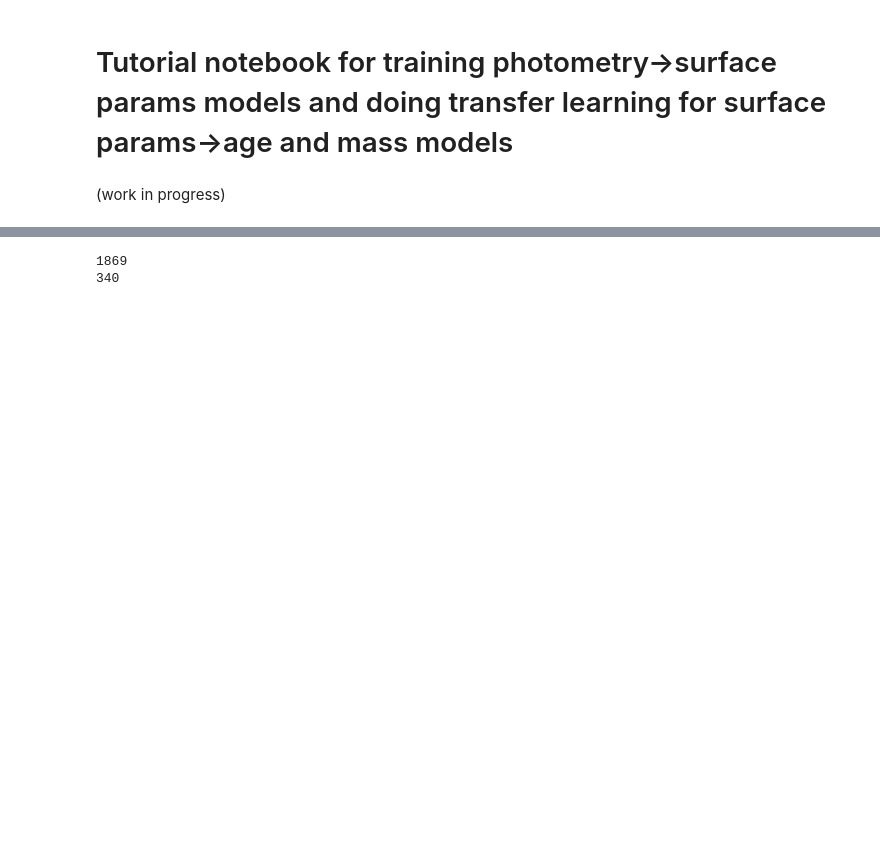
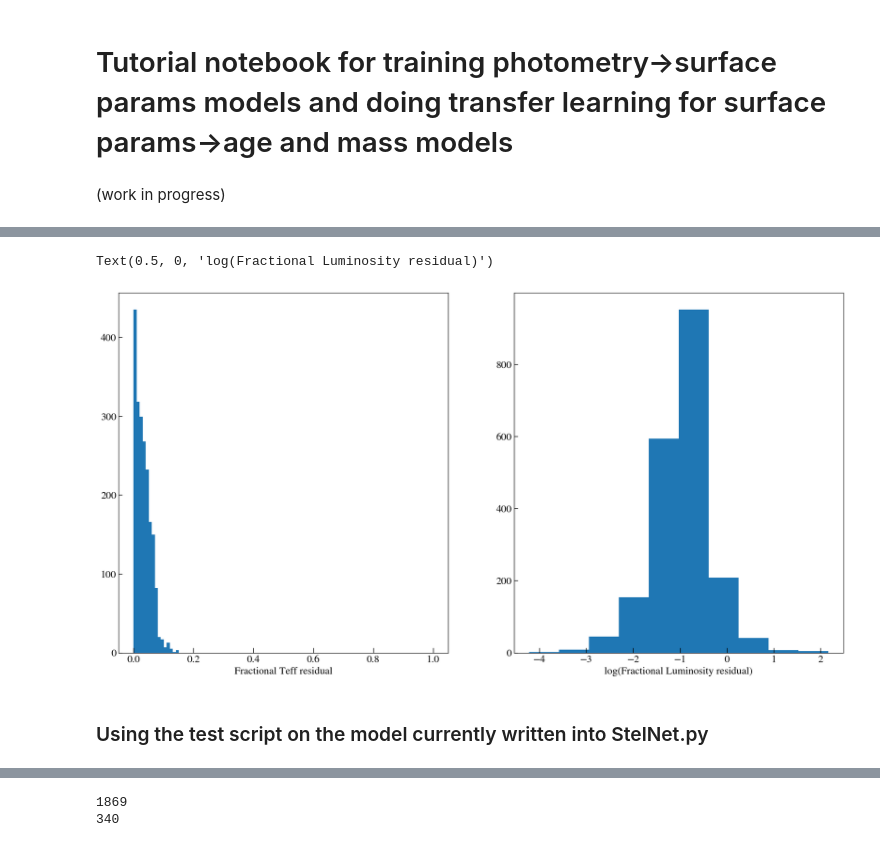
Before and after one commit to anya-m-phillips/StelNet_Transfer_Learning, a Jupyter notebook: train_stelnet_models.ipynb, the cells around one changed output, grey strips where cells are left out. Drawn from its saved outputs; the diff is of its cells as text; code cells hidden in the pictures; blank space fills up the shorter version.

```diff
--- a/train_stelnet_models.ipynb
+++ b/train_stelnet_models.ipynb
@@ -27,0 +78,14 @@ import StelNet as st
+# %%
+# the .plot_outputspace_residuals() method gives the object attributes
+# .residuals_teff and .residuals_lum, which we can also plot as a histogram:
+
+fig, [ax1,ax2] = plt.subplots(1,2,figsize=[20,10])
+ax1.hist(test_object.residuals_teff, bins=np.linspace(0,1,100))
+ax2.hist(np.log10(test_object.residuals_lum))#, bins=np.linspace(0,max(test_object.residuals_lum),100))
+ax1.set_xlabel("Fractional Teff residual")
+ax2.set_xlabel("log(Fractional Luminosity residual)")
+# %% [output]
+Text(0.5, 0, 'log(Fractional Luminosity residual)')
+[figure, added]
+# %% [markdown]
+### Using the test script on the model currently written into StelNet.py
```
Also changed, not shown: parts of 14 cells of this notebook, 12 other files.
